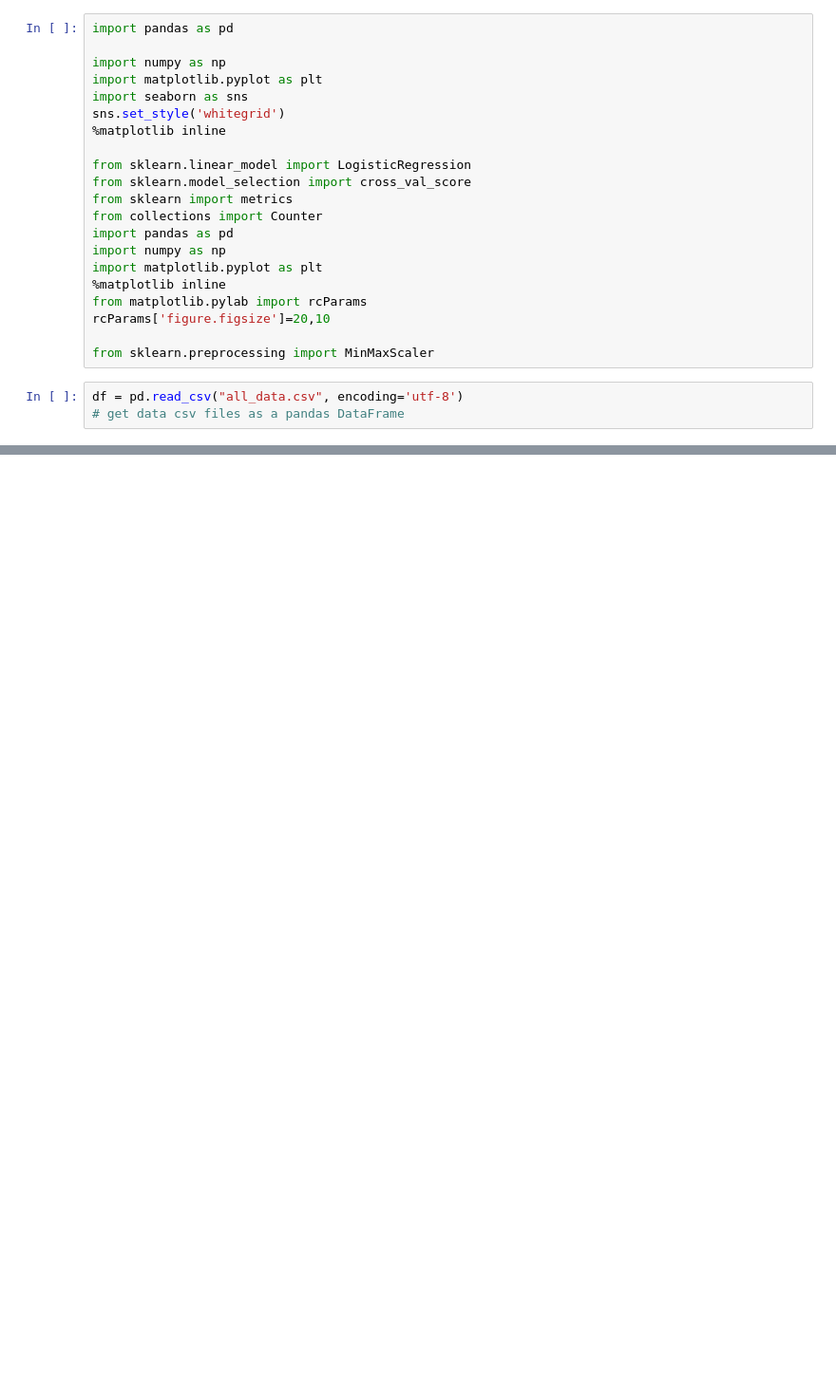
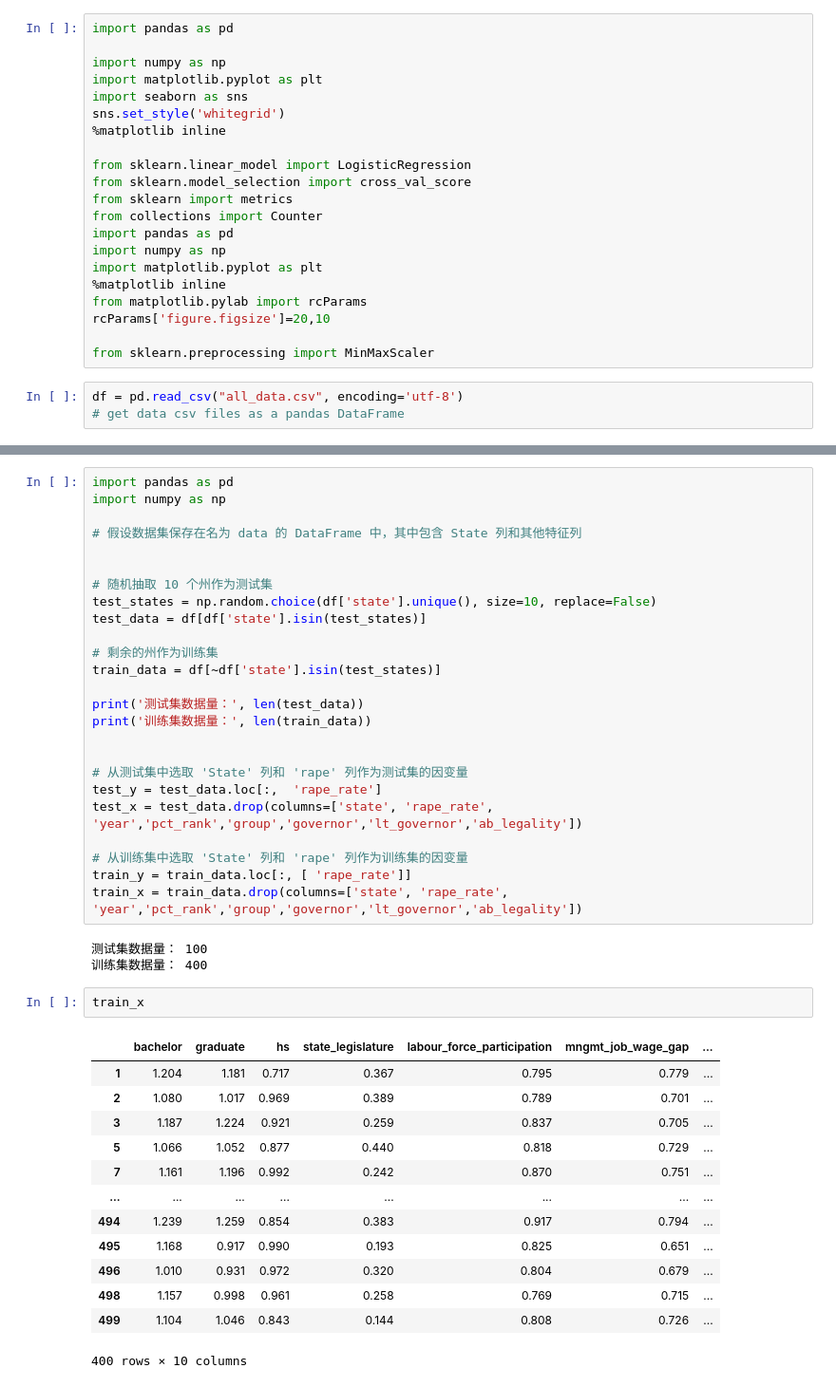
Before and after one commit to macs30122-winter23/final-project-233-not-found, a Jupyter notebook: EDA1.ipynb, the cells around one changed output, grey strips where cells are left out. Shown at 95% size. Cells and saved outputs as stored; diff of their text form; blank space fills up the shorter version.

```diff
--- a/EDA1.ipynb
+++ b/EDA1.ipynb
@@ -349,0 +709,44 @@ fig.show()
+# %%
+import pandas as pd
+import numpy as np
+
+# 假设数据集保存在名为 data 的 DataFrame 中，其中包含 State 列和其他特征列
+
+
+# 随机抽取 10 个州作为测试集
+test_states = np.random.choice(df['state'].unique(), size=10, replace=False)
+test_data = df[df['state'].isin(test_states)]
+
+# 剩余的州作为训练集
+train_data = df[~df['state'].isin(test_states)]
+
+print('测试集数据量：', len(test_data))
+print('训练集数据量：', len(train_data))
+
+
+# 从测试集中选取 'State' 列和 'rape' 列作为测试集的因变量
+test_y = test_data.loc[:,  'rape_rate']
+test_x = test_data.drop(columns=['state', 'rape_rate', 'year','pct_rank','group','governor','lt_governor','ab_legality'])
+
+# 从训练集中选取 'State' 列和 'rape' 列作为训练集的因变量
+train_y = train_data.loc[:, [ 'rape_rate']]
+train_x = train_data.drop(columns=['state', 'rape_rate', 'year','pct_rank','group','governor','lt_governor','ab_legality'])
+# %% [output]
+测试集数据量： 100
+训练集数据量： 400
+# %%
+train_x
+# %% [output]
+|  | bachelor | graduate | hs | state_legislature | labour_force_participation | mngmt_job_wage_gap | ... |
+| 1 | 1.204 | 1.181 | 0.717 | 0.367 | 0.795 | 0.779 | ... |
+| 2 | 1.080 | 1.017 | 0.969 | 0.389 | 0.789 | 0.701 | ... |
+| 3 | 1.187 | 1.224 | 0.921 | 0.259 | 0.837 | 0.705 | ... |
+| 5 | 1.066 | 1.052 | 0.877 | 0.440 | 0.818 | 0.729 | ... |
+| 7 | 1.161 | 1.196 | 0.992 | 0.242 | 0.870 | 0.751 | ... |
+| ... | ... | ... | ... | ... | ... | ... | ... |
+| 494 | 1.239 | 1.259 | 0.854 | 0.383 | 0.917 | 0.794 | ... |
+| 495 | 1.168 | 0.917 | 0.990 | 0.193 | 0.825 | 0.651 | ... |
+| 496 | 1.010 | 0.931 | 0.972 | 0.320 | 0.804 | 0.679 | ... |
+| 498 | 1.157 | 0.998 | 0.961 | 0.258 | 0.769 | 0.715 | ... |
+| 499 | 1.104 | 1.046 | 0.843 | 0.144 | 0.808 | 0.726 | ... |
+400 rows × 10 columns
```
Also changed, not shown: parts of 32 cells of this notebook.
